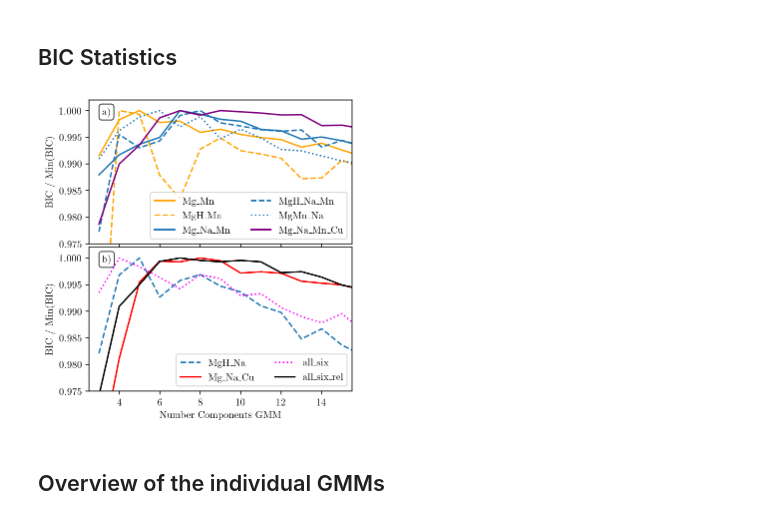
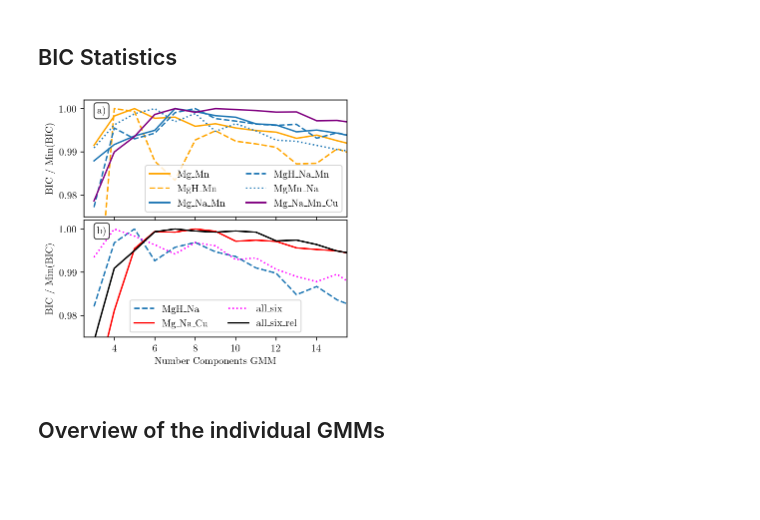
Before and after one commit to svenbuder/Accreted-stars-in-GALAH-DR3, a Jupyter notebook: figures/gaussian_mixture_models.ipynb, the cells around one changed output. Saved outputs shown, nothing was run; the diff lists cells and outputs as text; code cells hidden in the pictures; blank space fills up the shorter version.

```diff
--- a/figures/gaussian_mixture_models.ipynb
+++ b/figures/gaussian_mixture_models.ipynb
@@ -1185,7 +1185,7 @@ Input:  (18544, 4)
 ## BIC Statistics
 # %%
 def plot_bic_statistics():
-    f, gs = plt.subplots(2,1,figsize=(4.5,4.75),sharex=True, sharey=True)
+    f, gs = plt.subplots(2,1,figsize=(4.5,4.),sharex=True, sharey=True)
 
     colors = ['orange','orange','C0','C0','C0','purple']
     style = ['solid','dashed','solid','dashed','dotted','solid']
@@ -1211,34 +1211,34 @@ def plot_bic_statistics():
     style = ['dashed','solid','dotted','solid','dotted']
     names = ['MgH_Na','Mg_Na_Cu','all_six','all_six_rel']
     gmms = [
         gmm_MgH_Na,
         gmm_Mg_Na_Cu,
         gmm_MgCu_Na,
         gmm_all_six,
         gmm_all_sixb
         ]
 
     ax=gs[1]
     ax.text(0.05,0.95,'b)',transform=ax.transAxes,ha='left',va='top',bbox=dict(boxstyle='round', facecolor='w', alpha=0.75))
     for ind, (gmm, name) in enumerate(zip(gmms, names)):
         ax.plot(
             gmm['sample_n_comp'],
             gmm['sample_bic']/np.min(gmm['sample_bic']),
             c = colors[ind],
             ls = style[ind],
             label = name.replace('_','\_')
         )
     ax.set_xlabel('Number Components GMM')
     ax.set_ylabel('BIC / Min(BIC)')
     ax.legend(ncol=2)
 
     plt.tight_layout(h_pad=0,w_pad=0)
     plt.savefig('bic_stats.png',dpi=200,bbox_inches='tight')
 
 # if plot_again:
 plot_bic_statistics()
 # %% [output]
-[figure, old version]
+[figure, new version]
 # %%
 def sample_gmm_proba(
     gmm,
```
Also changed, not shown: 1 other file.
